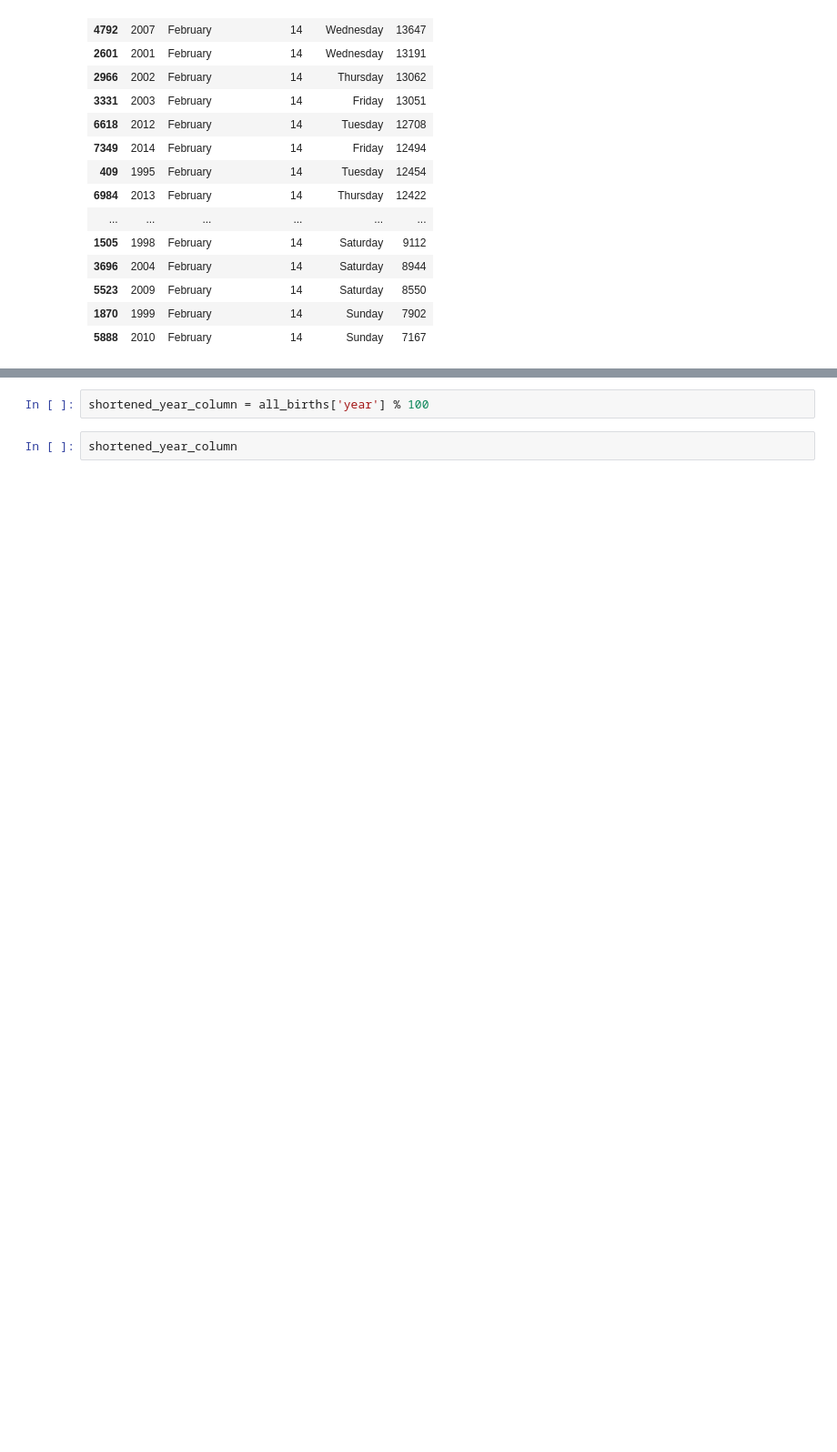
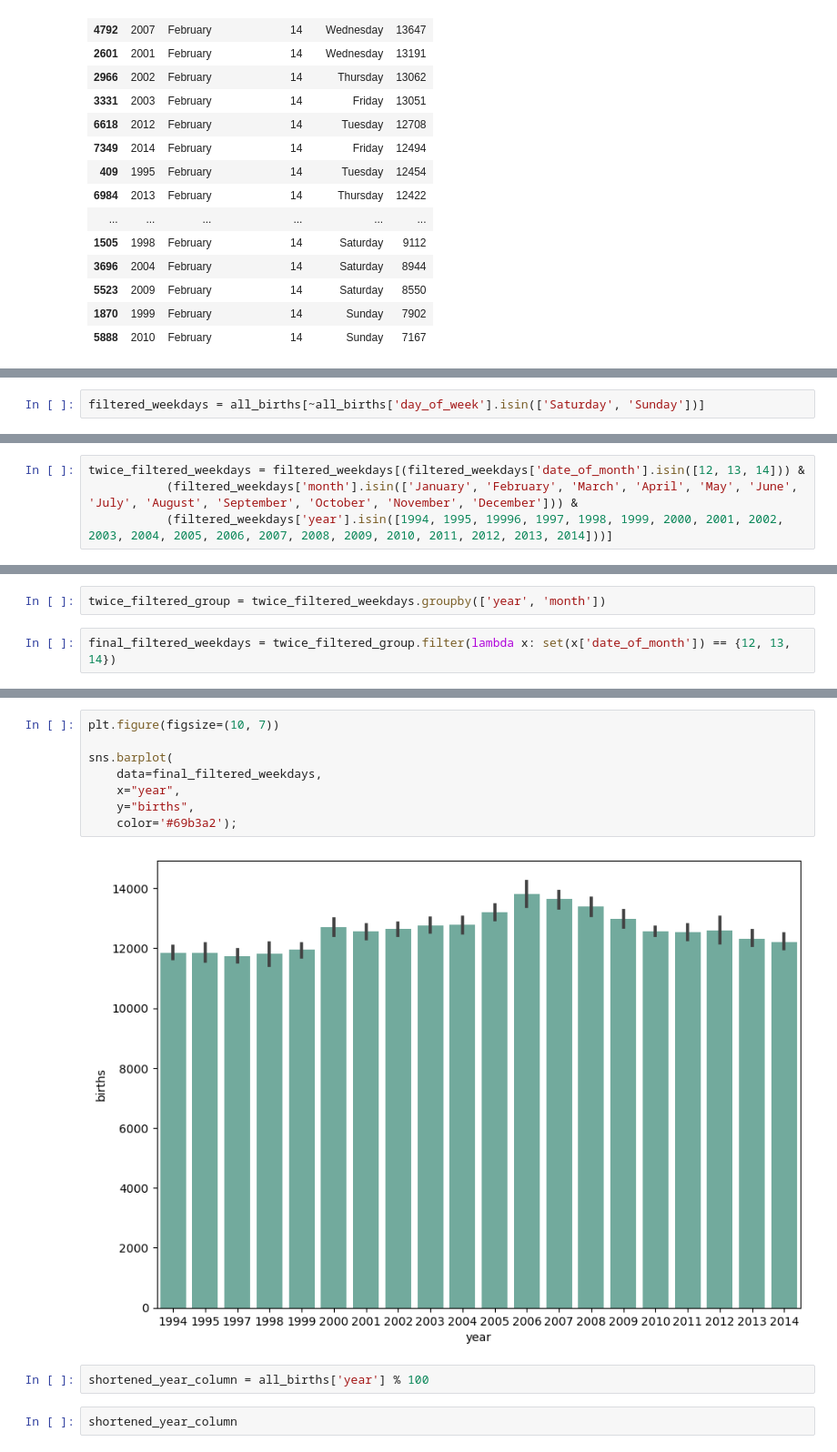
Before and after one commit to Timothyspratt/DA11_Capstone, a Jupyter notebook: notebook/capstone_da_11.ipynb, the cells around one changed output, grey strips where cells are left out. Shown at 91% size. Saved outputs shown, nothing was run; the diff lists cells and outputs as text; blank space fills up the shorter version.

```diff
--- a/notebook/capstone_da_11.ipynb
+++ b/notebook/capstone_da_11.ipynb
@@ -455,0 +591,2 @@ all_births[(all_births['date_of_month'] == 14) & (all_births['month'] == 'Februa
+# %%
+filtered_weekdays = all_births[~all_births['day_of_week'].isin(['Saturday', 'Sunday'])]
@@ -455,0 +631,4 @@ all_births[(all_births['date_of_month'] == 14) & (all_births['month'] == 'Februa
+# %%
+twice_filtered_weekdays = filtered_weekdays[(filtered_weekdays['date_of_month'].isin([12, 13, 14])) &
+           (filtered_weekdays['month'].isin(['January', 'February', 'March', 'April', 'May', 'June', 'July', 'August', 'September', 'October', 'November', 'December'])) &
+           (filtered_weekdays['year'].isin([1994, 1995, 19996, 1997, 1998, 1999, 2000, 2001, 2002, 2003, 2004, 2005, 2006, 2007, 2008, 2009, 2010, 2011, 2012, 2013, 2014]))]
@@ -455,0 +651,4 @@ all_births[(all_births['date_of_month'] == 14) & (all_births['month'] == 'Februa
+# %%
+twice_filtered_group = twice_filtered_weekdays.groupby(['year', 'month'])
+# %%
+final_filtered_weekdays = twice_filtered_group.filter(lambda x: set(x['date_of_month']) == {12, 13, 14})
@@ -456,3 +675,13 @@ all_births[(all_births['date_of_month'] == 14) & (all_births['month'] == 'Februa
+# %%
+plt.figure(figsize=(10, 7))
+
+sns.barplot(
+    data=final_filtered_weekdays,
+    x="year",
+    y="births",
+    color='#69b3a2');
+# %% [output]
+[figure, added]
 # %%
 shortened_year_column = all_births['year'] % 100
 # %%
```
Also changed, not shown: parts of 27 cells of this notebook.
